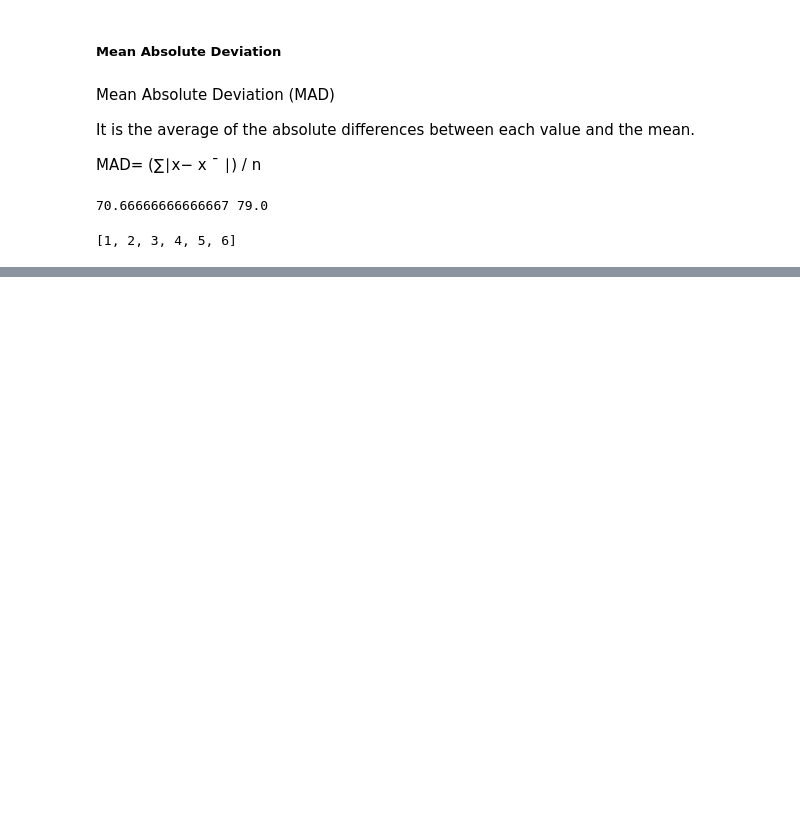
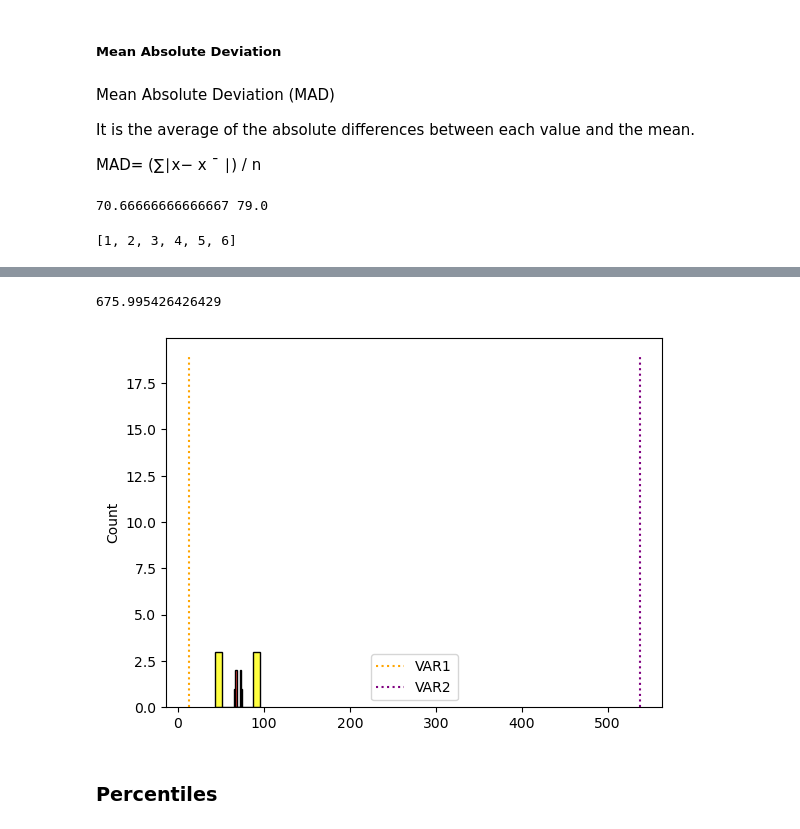
Before and after one commit to Ishan-Official/Hospital-Beds-Management-DataScience, a Jupyter notebook: dataScience_C1.ipynb, the cells around one changed output, grey strips where cells are left out. Cells and saved outputs as stored; diff of their text form; code cells hidden in the pictures; blank space fills up the shorter version.

```diff
--- a/dataScience_C1.ipynb
+++ b/dataScience_C1.ipynb
@@ -421,0 +631,4 @@ plt.show()
+# %%
+dataset["age"].var()
+# %% [output]
+675.995426426429
@@ -421,0 +640,20 @@ plt.show()
+# %%
+sec_a = np.array([75,65,73,68,72,67])
+sec_b = np.array([90,47,43,96,93,51])
+# %%
+var1= np.var(sec_a)
+var2= np.var(sec_b)
+# %%
+sns.histplot(sec_a, bins =len(sec_a),color="red")
+plt.plot([var1 for i in range(0, 20)], [i for i in range(0, 20)],color="orange",linestyle=":",label="VAR1"
+)
+sns.histplot(sec_b,bins=len(sec_b),color="yellow")
+plt.plot([var2 for i in range(0, 20)],[i for i in range(0, 20)],color="purple",linestyle=":",label="VAR2"
+)
+
+plt.legend()
+plt.show()
+# %% [output]
+[figure, added]
+# %% [markdown]
+### Percentiles
```
Also changed, not shown: parts of 57 cells of this notebook.
